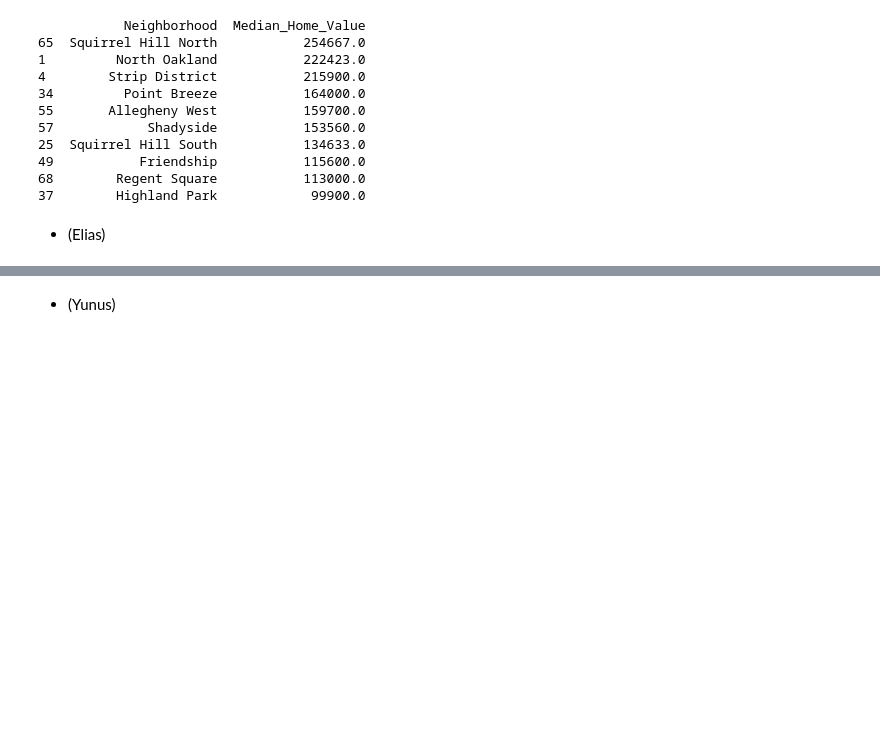
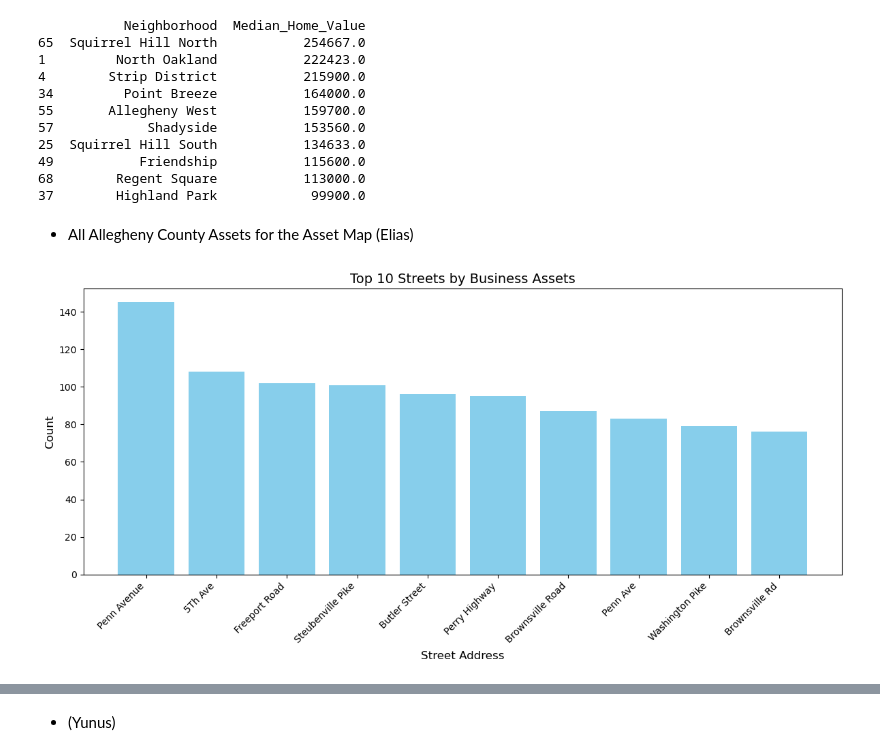
Before and after one commit to imjulthej/0010FinalProject, a Jupyter notebook: FinalWealthNotebook.ipynb, the cells around one changed output, grey strips where cells are left out. Drawn from its saved outputs; the diff is of its cells as text; code cells hidden in the pictures; blank space fills up the shorter version.

```diff
--- a/FinalWealthNotebook.ipynb
+++ b/FinalWealthNotebook.ipynb
@@ -123,4 +123,55 @@ print(top_10_neighborhoods)
 68        Regent Square           113000.0
 37        Highland Park            99900.0
 # %% [markdown]
-* (Elias)
+* All Allegheny County Assets for the Asset Map (Elias)
+# %%
+import matplotlib.pyplot as plt
+import pandas as pd
+
+path = "https://data.wprdc.org/datastore/dump/5c7825d2-6814-40c7-aefe-3d0f3d6f22e7"
+df = pd.read_csv(path, low_memory=False)
+
+# Obtain useful columns
+assetsData = df[["street_address", "asset_type"]]
+# Create dictionaries for counts
+addressCount = dict()
+
+# Function to ignore housing number from street name
+def substring_from_first_non_number(string):
+  for i, char in enumerate(string):
+    if not char.isdigit():
+      return string[i:]
+  return ""
+
+# Iterate through the DataFrame rows
+for _, row in assetsData.iterrows():
+    # Count occurrences of street streets
+    street = substring_from_first_non_number(str(row["street_address"]).title())
+    assetType = row["asset_type"]
+    if street != 'Nan' and assetType != 'community_nonprofit_orgs':
+        if street in addressCount:
+            addressCount[street] += 1
+        else:
+            addressCount[street] = 1
+
+
+# Convert dictionary to DataFrame
+addressDF = pd.DataFrame(list(addressCount.items()), columns=["Street Address", "Count"])
+
+# Sort DataFrame by Count in descending order
+top10Streets = addressDF.sort_values(by="Count", ascending=False).reset_index(drop=True).head(10)
+
+# Print the resulting dictionaries
+top10Streets
+
+# Plot top 10 streets on the graph
+plt.figure(figsize=(12, 6))
+plt.bar(top10Streets["Street Address"], top10Streets["Count"], color="skyblue")
+plt.xlabel("Street Address", fontsize=12)
+plt.ylabel("Count", fontsize=12)
+plt.title("Top 10 Streets by Business Assets", fontsize=14)
+plt.xticks(rotation=45, ha='right')
+plt.tight_layout()
+plt.show()
+# %% [output]
+[figure, added]
```
Also changed, not shown: parts of 4 cells of this notebook, 5 other files.
